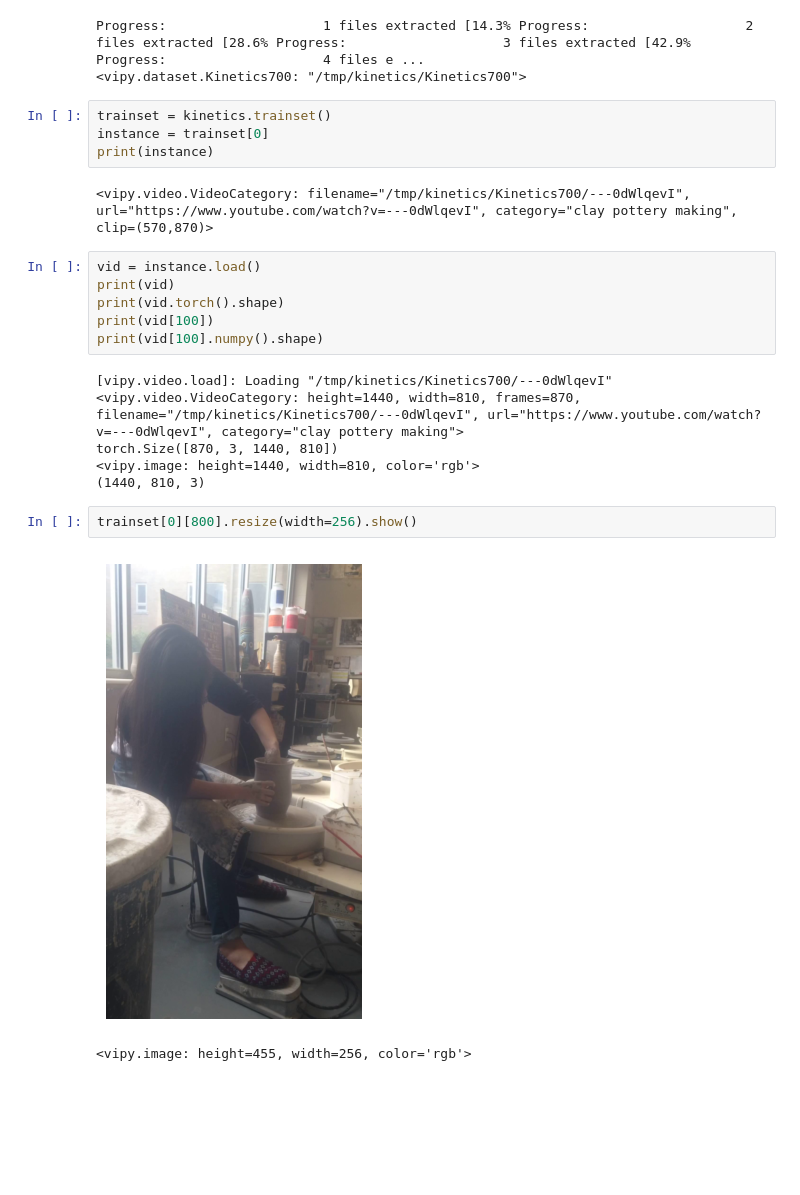
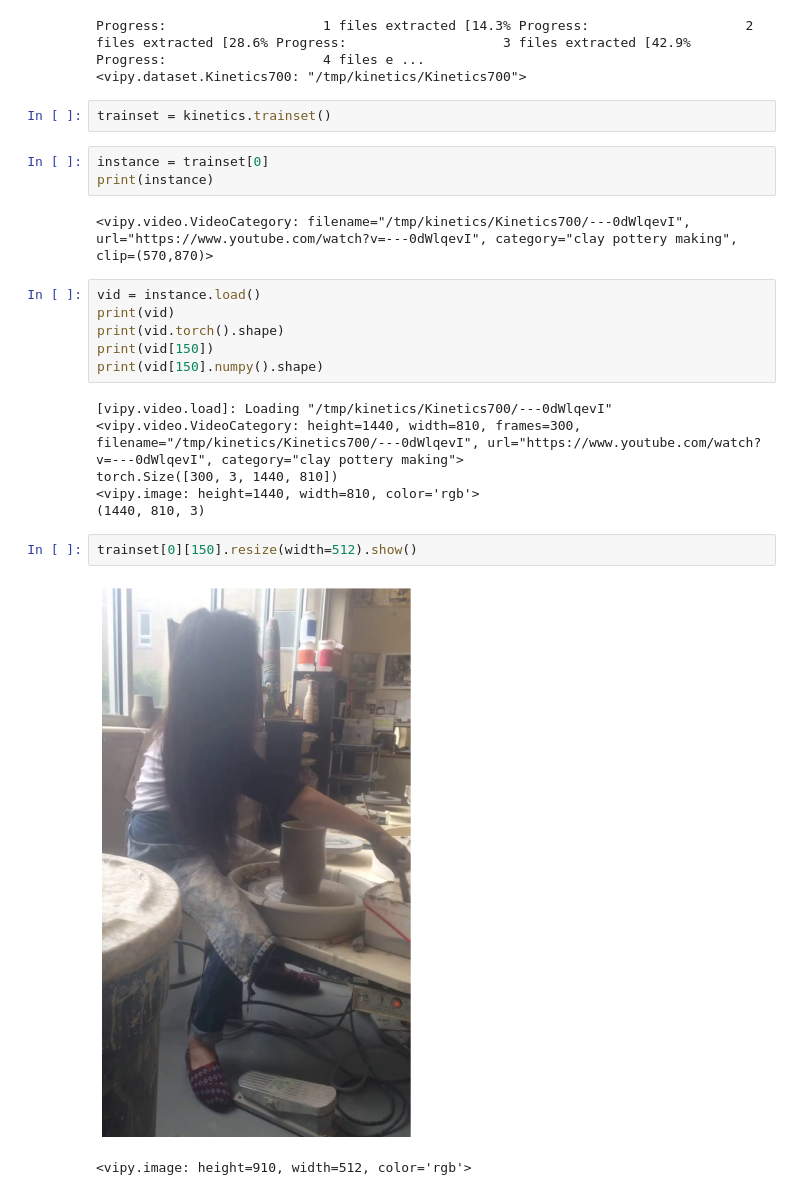
Before and after one commit to visym/vipy, a Jupyter notebook: demo/datasets.ipynb, the cells around one changed output. Cells and saved outputs as stored; diff of their text form; blank space fills up the shorter version.

```diff
--- a/demo/datasets.ipynb
+++ b/demo/datasets.ipynb
@@ -9,8 +9,9 @@ print(kinetics)
 # %% [output]
 Progress:                    1 files extracted [14.3% Progress:                    2 files extracted [28.6% Progress:                    3 files extracted [42.9% Progress:                    4 files e ...
 <vipy.dataset.Kinetics700: "/tmp/kinetics/Kinetics700">
+# %%
+trainset = kinetics.trainset()
 # %%
-trainset = kinetics.trainset()
 instance = trainset[0]
 print(instance)
 # %% [output]
@@ -19,16 +20,16 @@ print(instance)
 vid = instance.load()
 print(vid)
 print(vid.torch().shape)
-print(vid[100])
-print(vid[100].numpy().shape)
+print(vid[150])
+print(vid[150].numpy().shape)
 # %% [output]
 [vipy.video.load]: Loading "/tmp/kinetics/Kinetics700/---0dWlqevI"
-<vipy.video.VideoCategory: height=1440, width=810, frames=870, filename="/tmp/kinetics/Kinetics700/---0dWlqevI", url="https://www.youtube.com/watch?v=---0dWlqevI", category="clay pottery making">
-torch.Size([870, 3, 1440, 810])
+<vipy.video.VideoCategory: height=1440, width=810, frames=300, filename="/tmp/kinetics/Kinetics700/---0dWlqevI", url="https://www.youtube.com/watch?v=---0dWlqevI", category="clay pottery making">
+torch.Size([300, 3, 1440, 810])
 <vipy.image: height=1440, width=810, color='rgb'>
 (1440, 810, 3)
 # %%
-trainset[0][800].resize(width=256).show()
+trainset[0][150].resize(width=512).show()
 # %% [output]
-[figure, old version]
+[figure, new version]
-<vipy.image: height=455, width=256, color='rgb'>
+<vipy.image: height=910, width=512, color='rgb'>
```
Also changed, not shown: 2 other files.
